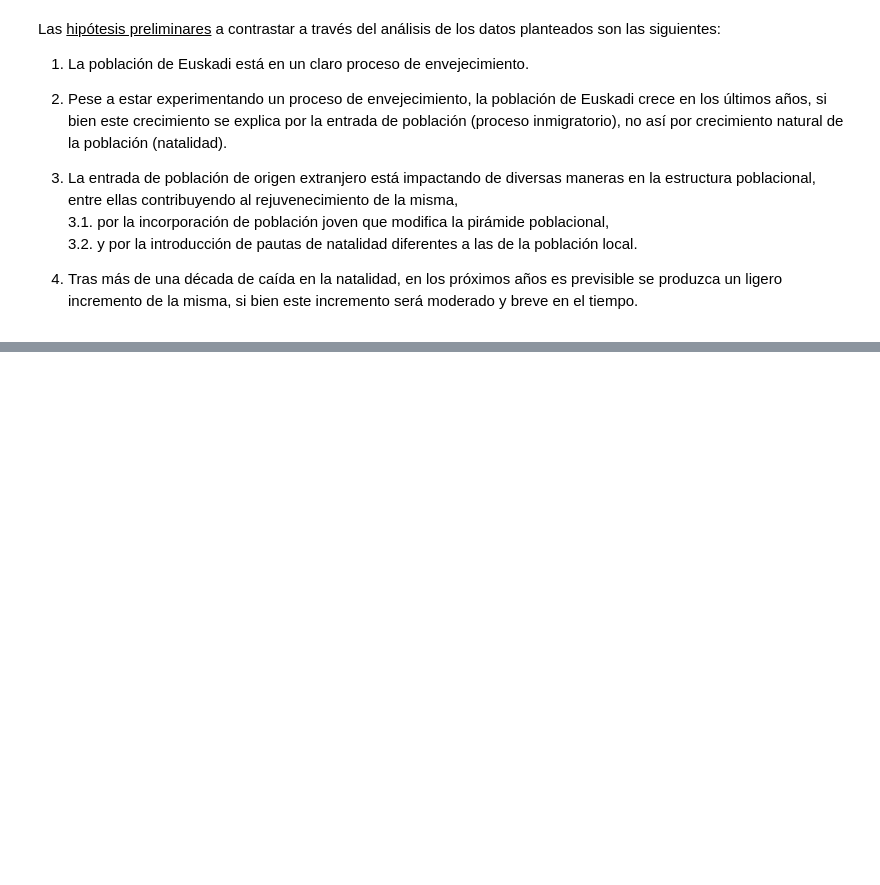
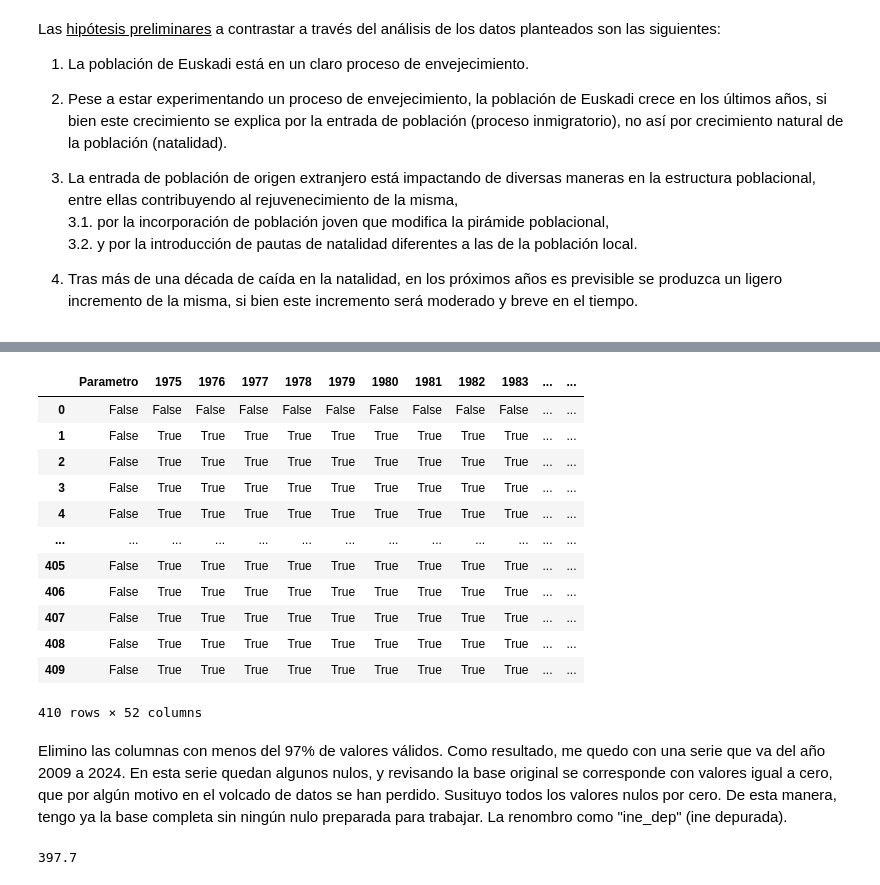
Before and after one commit to Leire2026/EDA, a Jupyter notebook: Presentacion.ipynb, the cells around one changed output, grey strips where cells are left out. Saved outputs shown, nothing was run; the diff lists cells and outputs as text; code cells hidden in the pictures; blank space fills up the shorter version.

```diff
--- a/Presentacion.ipynb
+++ b/Presentacion.ipynb
@@ -186,0 +175,18 @@ ine_comp.describe()
+# %%
+ine.isnull()
+# %% [output]
+|  | Parametro | 1975 | 1976 | 1977 | 1978 | 1979 | 1980 | 1981 | 1982 | 1983 | ... | ... |
+| 0 | False | False | False | False | False | False | False | False | False | False | ... | ... |
+| 1 | False | True | True | True | True | True | True | True | True | True | ... | ... |
+| 2 | False | True | True | True | True | True | True | True | True | True | ... | ... |
+| 3 | False | True | True | True | True | True | True | True | True | True | ... | ... |
+| 4 | False | True | True | True | True | True | True | True | True | True | ... | ... |
+| ... | ... | ... | ... | ... | ... | ... | ... | ... | ... | ... | ... | ... |
+| 405 | False | True | True | True | True | True | True | True | True | True | ... | ... |
+| 406 | False | True | True | True | True | True | True | True | True | True | ... | ... |
+| 407 | False | True | True | True | True | True | True | True | True | True | ... | ... |
+| 408 | False | True | True | True | True | True | True | True | True | True | ... | ... |
+| 409 | False | True | True | True | True | True | True | True | True | True | ... | ... |
+410 rows × 52 columns
+# %% [markdown]
+Elimino las columnas con menos del 97% de valores válidos. Como resultado, me quedo con una serie que va del año 2009 a 2024. En esta serie quedan algunos nulos, y revisando la base original se corresponde con valores igual a cero, que por algún motivo en el volcado de datos se han perdido. Susituyo todos los valores nulos por cero. De esta manera, tengo ya la base completa sin ningún nulo preparada para trabajar. La renombro como "ine_dep" (ine depurada).
@@ -186,0 +195,4 @@ ine_comp.describe()
+# %%
+len(ine)*0.97
+# %% [output]
+397.7
```
Also changed, not shown: parts of 21 cells of this notebook, 2 other files.
